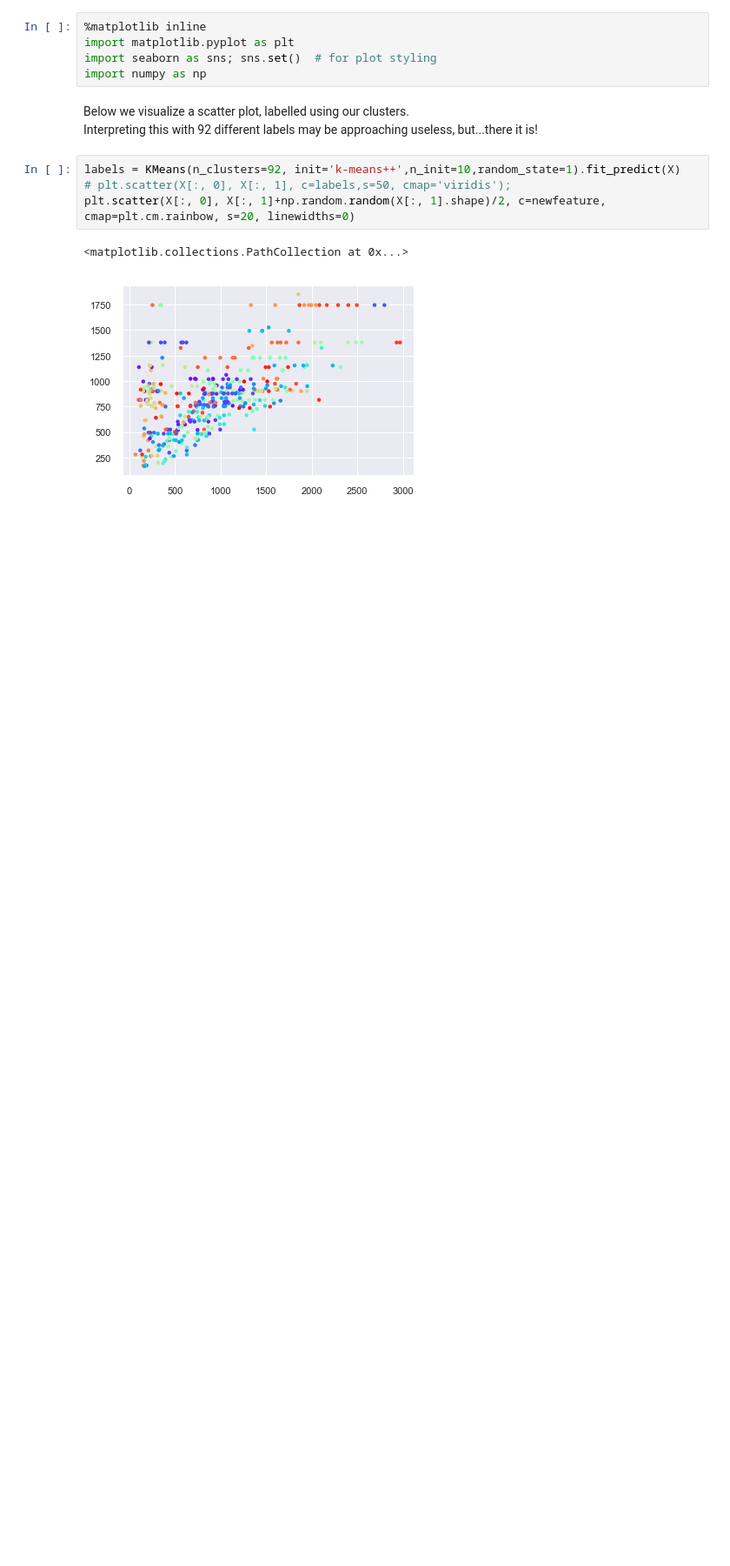
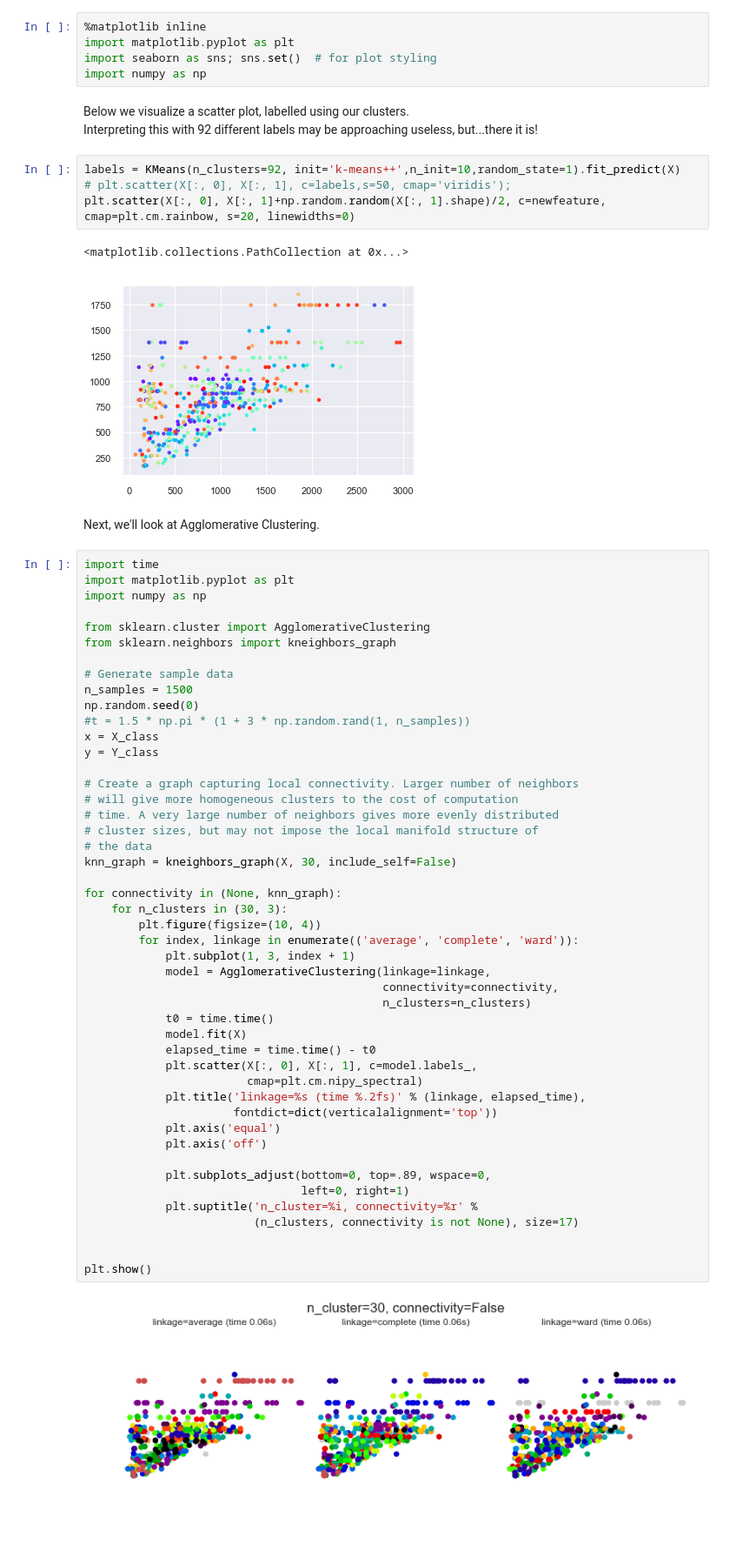
Before and after one commit to jeffweltman/MSDS7331, a Jupyter notebook: Lab3-Jeff.ipynb, the cells around one changed output. Shown at 87% size. Saved outputs shown, nothing was run; the diff lists cells and outputs as text; blank space fills up the shorter version.

```diff
--- a/Lab3-Jeff.ipynb
+++ b/Lab3-Jeff.ipynb
@@ -220,3 +236,54 @@ plt.scatter(X[:, 0], X[:, 1]+np.random.random(X[:, 1].shape)/2, c=newfeature, cm
 # %% [output]
 <matplotlib.collections.PathCollection at 0x...>
 [figure]
+# %% [markdown]
+Next, we'll look at Agglomerative Clustering.
+# %%
+import time
+import matplotlib.pyplot as plt
+import numpy as np
+
+from sklearn.cluster import AgglomerativeClustering
+from sklearn.neighbors import kneighbors_graph
+
+# Generate sample data
+n_samples = 1500
+np.random.seed(0)
+#t = 1.5 * np.pi * (1 + 3 * np.random.rand(1, n_samples))
+x = X_class
+y = Y_class
+
+# Create a graph capturing local connectivity. Larger number of neighbors
+# will give more homogeneous clusters to the cost of computation
+# time. A very large number of neighbors gives more evenly distributed
+# cluster sizes, but may not impose the local manifold structure of
+# the data
+knn_graph = kneighbors_graph(X, 30, include_self=False)
+
+for connectivity in (None, knn_graph):
+    for n_clusters in (30, 3):
+        plt.figure(figsize=(10, 4))
+        for index, linkage in enumerate(('average', 'complete', 'ward')):
+            plt.subplot(1, 3, index + 1)
+            model = AgglomerativeClustering(linkage=linkage,
+                                            connectivity=connectivity,
+                                            n_clusters=n_clusters)
+            t0 = time.time()
+            model.fit(X)
+            elapsed_time = time.time() - t0
+            plt.scatter(X[:, 0], X[:, 1], c=model.labels_,
+                        cmap=plt.cm.nipy_spectral)
+            plt.title('linkage=%s (time %.2fs)' % (linkage, elapsed_time),
+                      fontdict=dict(verticalalignment='top'))
+            plt.axis('equal')
+            plt.axis('off')
+
+            plt.subplots_adjust(bottom=0, top=.89, wspace=0,
+                                left=0, right=1)
+            plt.suptitle('n_cluster=%i, connectivity=%r' %
+                         (n_clusters, connectivity is not None), size=17)
+
+
+plt.show()
+# %% [output]
+[figure, added]
```
Also changed, not shown: parts of 12 cells of this notebook.
